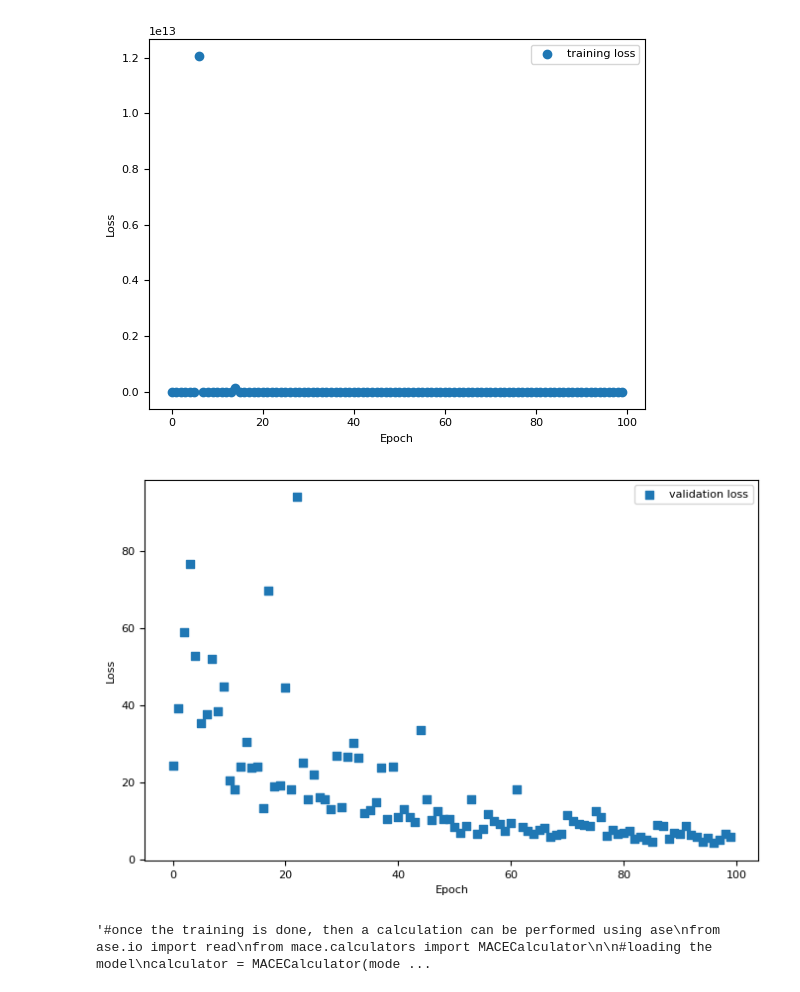
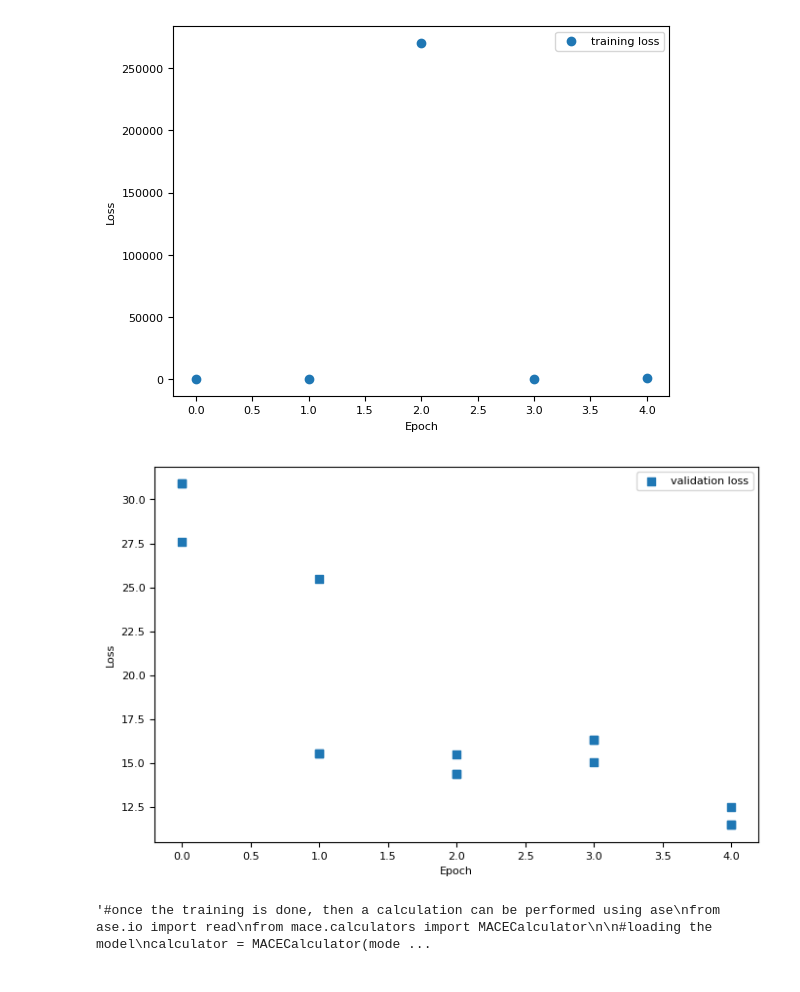
Before and after one commit to ShannonNCM/research_files, a Jupyter notebook: new_model/training_notebook.ipynb, the cells around one changed output. Cells and saved outputs as stored; diff of their text form; code cells hidden in the pictures.

```diff
--- a/new_model/training_notebook.ipynb
+++ b/new_model/training_notebook.ipynb
@@ -25,7 +25,7 @@ write('test_01.xyz', db[520:])
 model_num = 2
 ''' num_epochs:
     sets the number of epochs used for running the trainig'''
-num_epoch = 100
+num_epoch = 5
 ''' model_name:
     generates the name of the model based on the number of epochs and the model number using the 'model_num' variable '''
 model_name = f'model_0{model_num}_{num_epoch}epochs'
@@ -159,22 +155,24 @@ plt.legend()
 #saving the plots
 last_epoch = int(train_df['epoch'].max())
 filename = f'img_res/{model_name}_train_loss.pdf'
+#filename = f'img_res/{model_name}_train_loss_batch50.pdf'
 plt.savefig(filename)
 # %% [output]
-[figure, old version]
+[figure, new version]
 # %%
 plt.figure(figsize=(8,5))
 #plt.scatter(train_df['epoch'],train_df['loss'], label='training loss', marker='o')
 plt.scatter(val_df['epoch'],val_df['loss'], label='validation loss', marker='s')
 plt.xlabel('Epoch')
 plt.ylabel('Loss')
 plt.legend()
 #saving the plots
 last_epoch = int(train_df['epoch'].max())
-filename = f'img_res/{model_name}_val_loss.pdf'
+#filename = f'img_res/{model_name}_val_loss.pdf'
+filename = f'img_res/{model_name}_val_loss_batch50.pdf'
 plt.savefig(filename)
 # %% [output]
-[figure, old version]
+[figure, new version]
 # %%
 #this is commented for now because we have set the data on which the energy and forces will be calculated
 '''#once the training is done, then a calculation can be performed using ase
```
Also changed, not shown: parts of 5 cells of this notebook, 21 other files.
